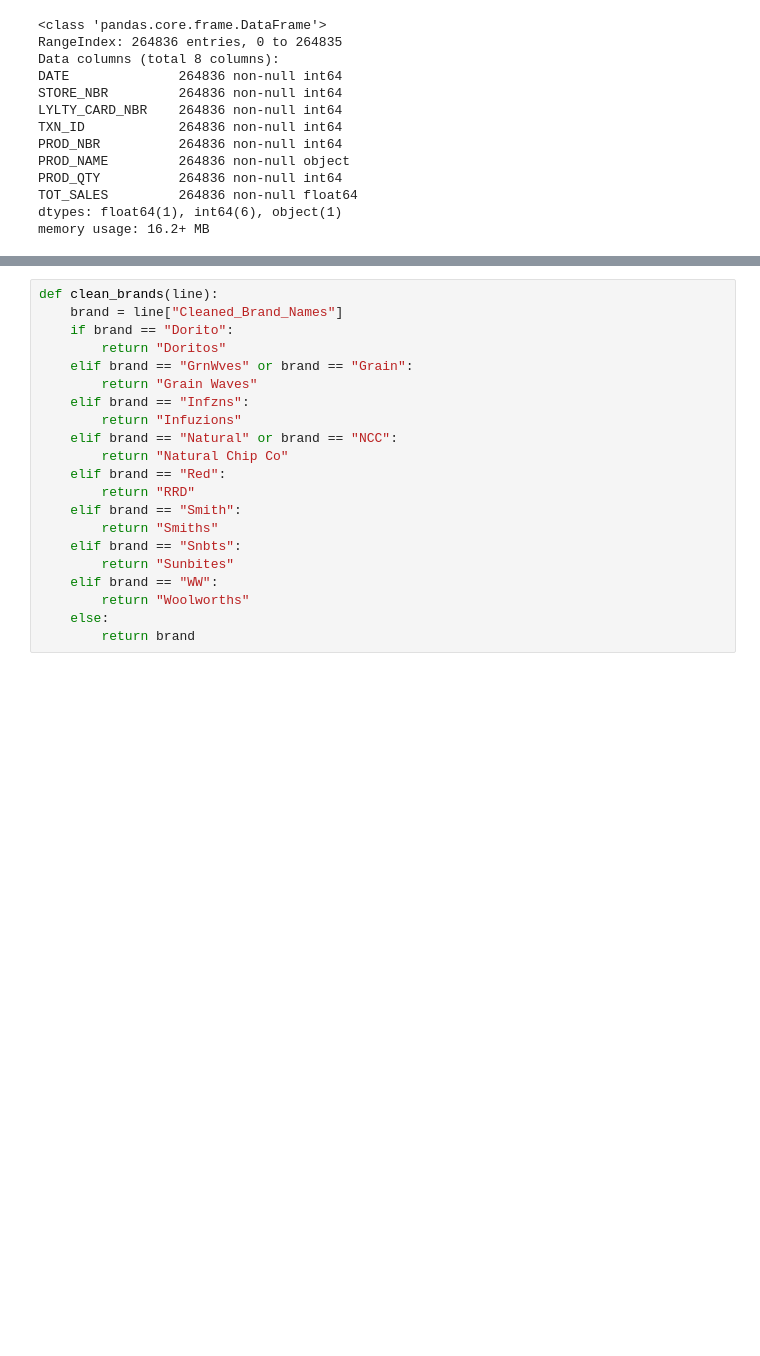
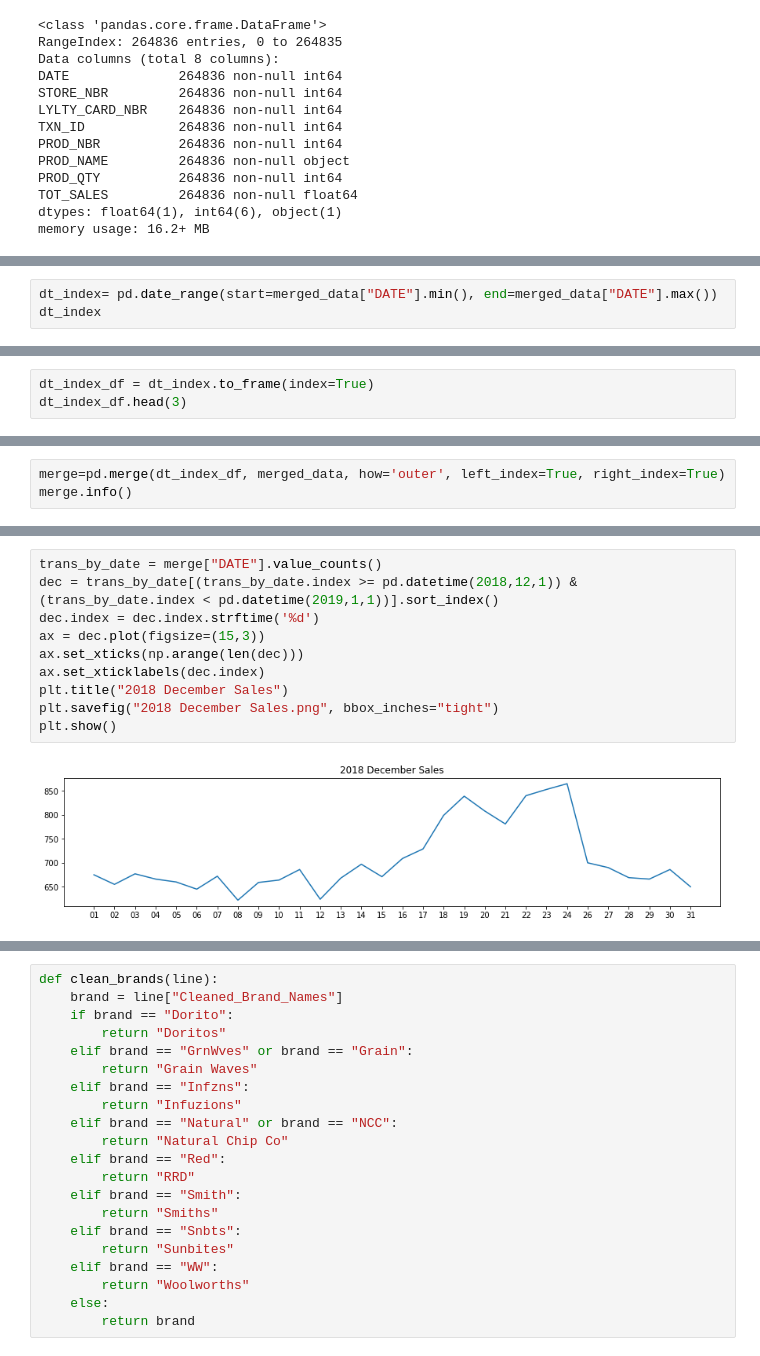
Before and after one commit to reefmajumder/Quantium_Virtual_Experience, a Jupyter notebook: Data preparation and customer analytics.ipynb, the cells around one changed output, grey strips where cells are left out. Cells and saved outputs as stored; diff of their text form; blank space fills up the shorter version.

```diff
--- a/Data preparation and customer analytics.ipynb
+++ b/Data preparation and customer analytics.ipynb
@@ -333,0 +242,3 @@ Name: Cleaned_Brand_Names, dtype: object
+# %%
+dt_index= pd.date_range(start=merged_data["DATE"].min(), end=merged_data["DATE"].max())
+dt_index
@@ -333,0 +256,3 @@ Name: Cleaned_Brand_Names, dtype: object
+# %%
+dt_index_df = dt_index.to_frame(index=True)
+dt_index_df.head(3)
@@ -333,0 +281,3 @@ Name: Cleaned_Brand_Names, dtype: object
+# %%
+merge=pd.merge(dt_index_df, merged_data, how='outer', left_index=True, right_index=True)
+merge.info()
@@ -333,0 +301,12 @@ Name: Cleaned_Brand_Names, dtype: object
+# %%
+trans_by_date = merge["DATE"].value_counts()
+dec = trans_by_date[(trans_by_date.index >= pd.datetime(2018,12,1)) & (trans_by_date.index < pd.datetime(2019,1,1))].sort_index()
+dec.index = dec.index.strftime('%d')
+ax = dec.plot(figsize=(15,3))
+ax.set_xticks(np.arange(len(dec)))
+ax.set_xticklabels(dec.index)
+plt.title("2018 December Sales")
+plt.savefig("2018 December Sales.png", bbox_inches="tight")
+plt.show()
+# %% [output]
+[figure, added]
```
Also changed, not shown: parts of 90 cells of this notebook.
